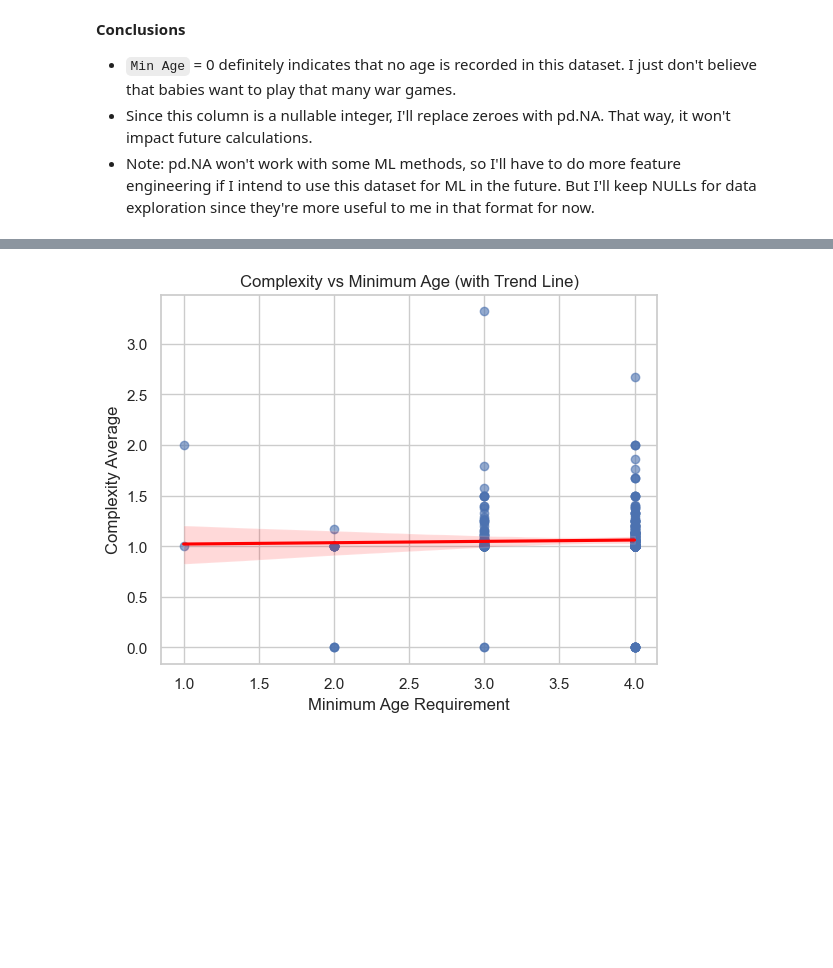
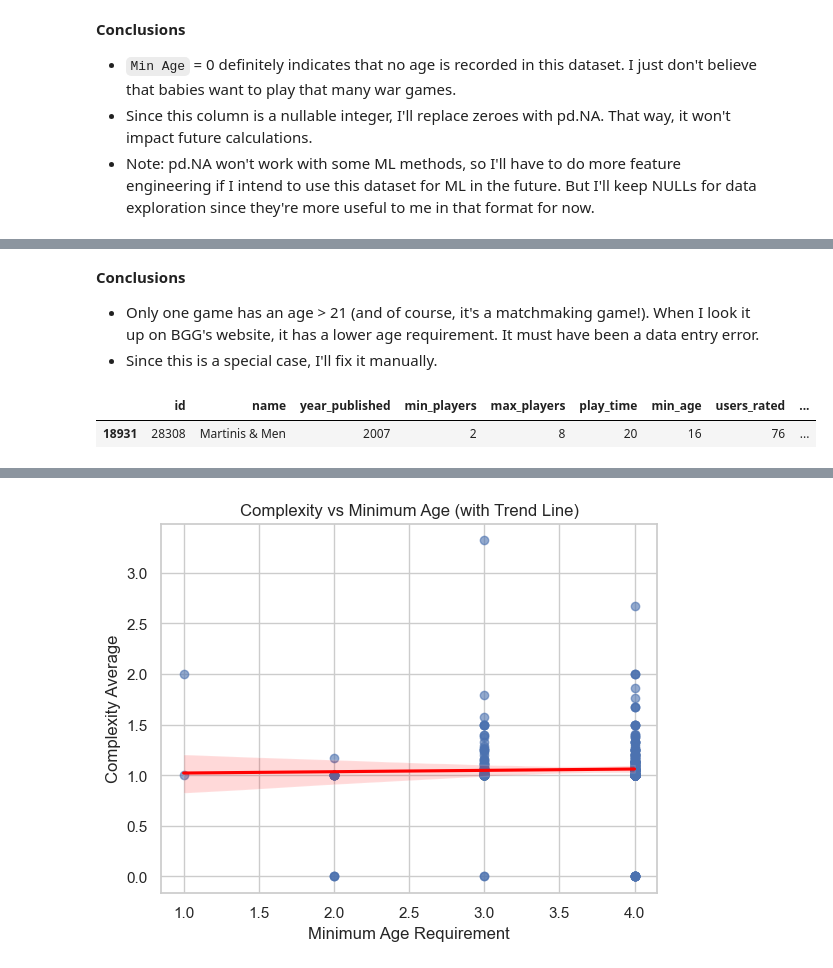
Before and after one commit to hayworthanalytics/board-game-insights, a Jupyter notebook: notebooks/01_exploration.ipynb, the cells around one changed output, grey strips where cells are left out. Drawn from its saved outputs; the diff is of its cells as text; code cells hidden in the pictures; blank space fills up the shorter version.

```diff
--- a/notebooks/01_exploration.ipynb
+++ b/notebooks/01_exploration.ipynb
@@ -288,6 +288,16 @@ df.sort_values(by=['min_age'], ascending = [False]).head(5)
 | 9557 | 211996 | Drinking Fluxx | 2017 | 2 | 6 | 40 | 21 | 148 | ... |
 | 15883 | 123930 | Pint Craft | 2012 | 2 | 6 | 60 | 21 | 48 | ... |
 | 12994 | 206437 | Drinking Quest: Journey into Draught | 2016 | 2 | 4 | 90 | 21 | 80 | ... |
+# %% [markdown]
+**Conclusions**
+- Only one game has an age > 21 (and of course, it's a matchmaking game!). When I look it up on BGG's website, it has a lower age requirement. It must have been a data entry error.
+- Since this is a special case, I'll fix it manually.
+# %%
+df.loc[df["name"] == "Martinis & Men", "min_age"] = 16
+df[(df['name'] == "Martinis & Men")]
+# %% [output]
+|  | id | name | year_published | min_players | max_players | play_time | min_age | users_rated | ... |
+| 18931 | 28308 | Martinis & Men | 2007 | 2 | 8 | 20 | 16 | 76 | ... |
 # %%
 # I'm also curious about those games with a `Min Age` of 1-3
 cond1 = df['min_age'] > 0
```
Also changed, not shown: parts of 2 cells of this notebook.
